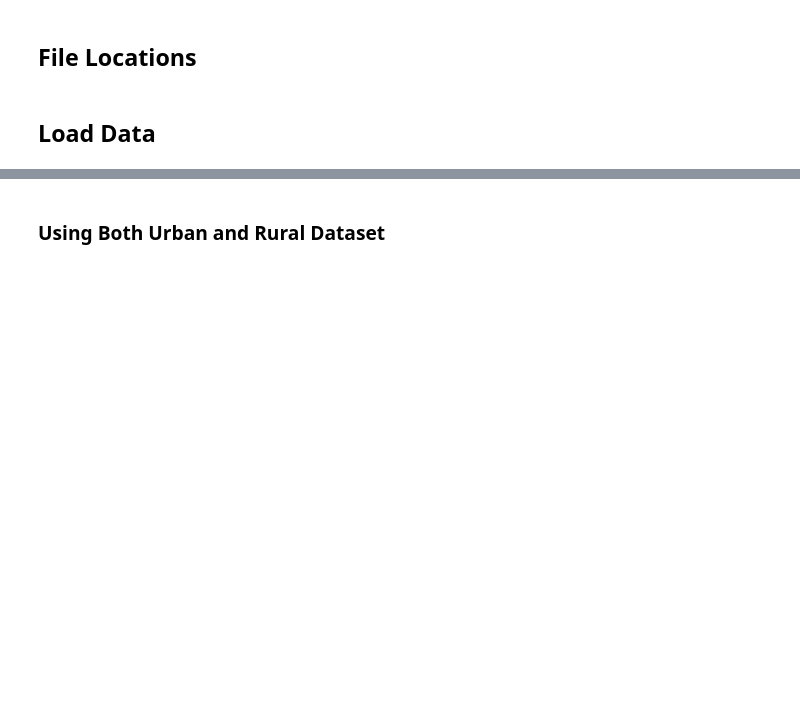
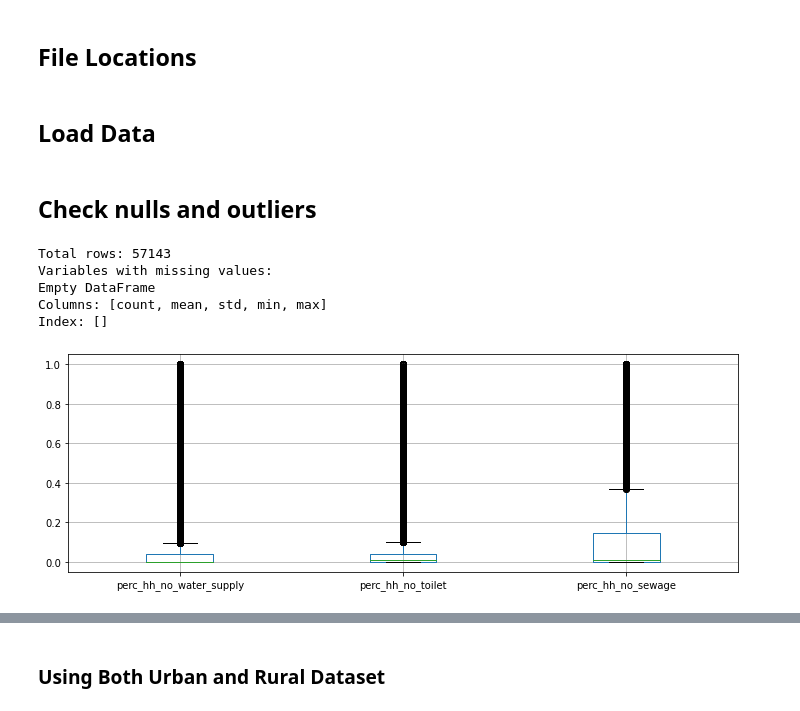
Before and after one commit to thinkingmachines/geoai-immap-wash, a Jupyter notebook: notebooks/02_Modelling_sklearn.ipynb, the cells around one changed output, grey strips where cells are left out. Saved outputs shown, nothing was run; the diff lists cells and outputs as text; code cells hidden in the pictures; blank space fills up the shorter version.

```diff
--- a/notebooks/02_Modelling_sklearn.ipynb
+++ b/notebooks/02_Modelling_sklearn.ipynb
@@ -43,0 +38,33 @@ raw = (pd.read_csv(data_dir + '20200826_dataset.csv')
+# %%
+!gsutil cp gs://immap-wash-training/training/20200830_*.csv {data_dir}
+
+features = satellite_features + poi_features
+raw1 = pd.read_csv(data_dir + '20200830_urban_dataset.csv')
+raw2 = pd.read_csv(data_dir + '20200830_rural_dataset.csv')
+raw1['urbanity'] = 'u'
+raw2['urbanity'] = 'r'
+df = (pd.concat([raw1, raw2], axis = 0)
+      .query("aridity_cgiarv2 > -2e9") # 28 rows
+      .query("elevation > 0") # 2 rows
+      .query("nearest_waterway > 0") # 255 rows
+       .dropna(subset = indicators + satellite_features + poi_features + ['urbanity', 'id', 'adm1_name'])
+      .reset_index(drop = True)
+     )
+print(raw1.shape)
+print(raw2.shape)
+print(df.shape)
+
+df.to_csv(data_dir + '20200830_dataset.csv')
+
+!gsutil cp {data_dir}20200830_dataset.csv gs://immap-wash-training/training/
+# %% [markdown]
+## Check nulls and outliers
+# %%
+check_nulls_and_outliers(df, columns = indicators)
+# %% [output]
+Total rows: 57143
+Variables with missing values:
+Empty DataFrame
+Columns: [count, mean, std, min, max]
+Index: []
+[figure, added]
```
Also changed, not shown: parts of 22 cells of this notebook, 1 other file.
